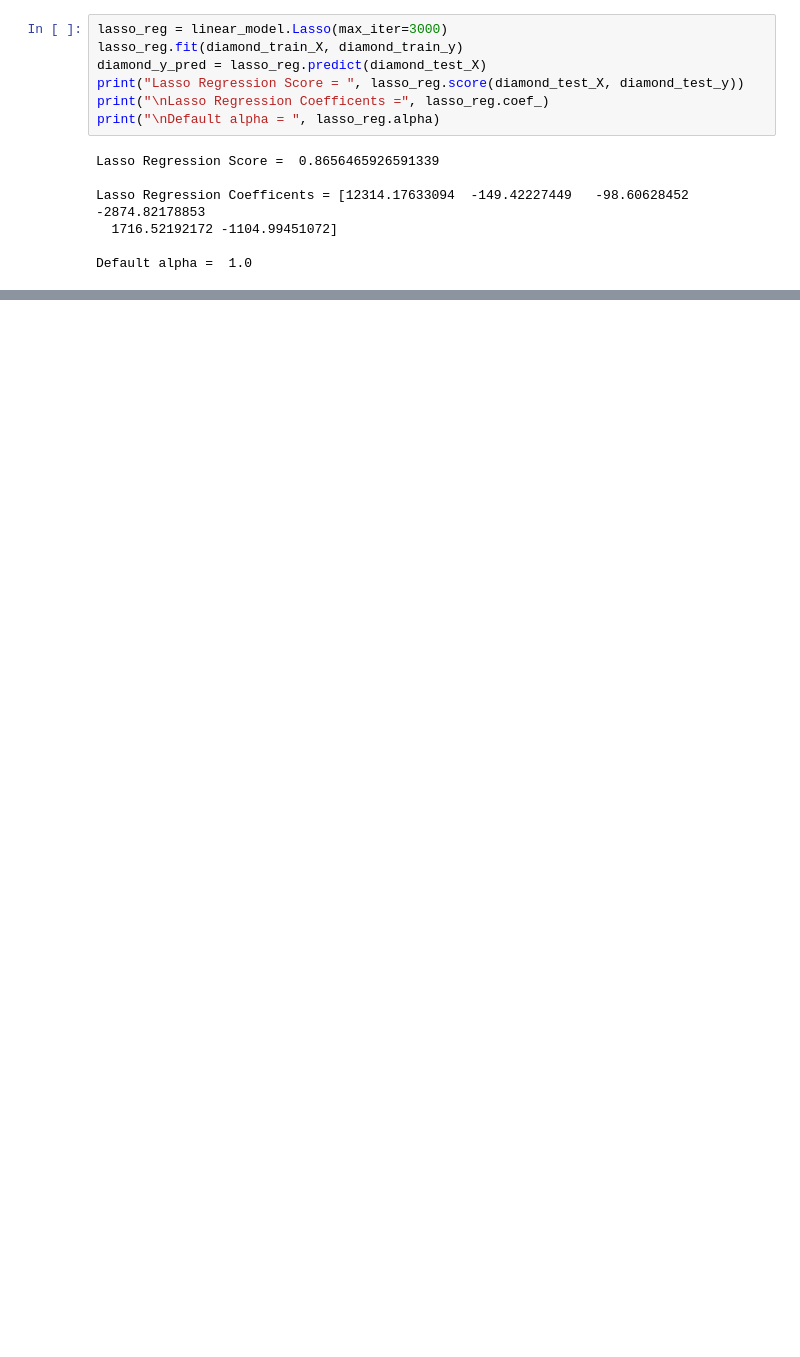
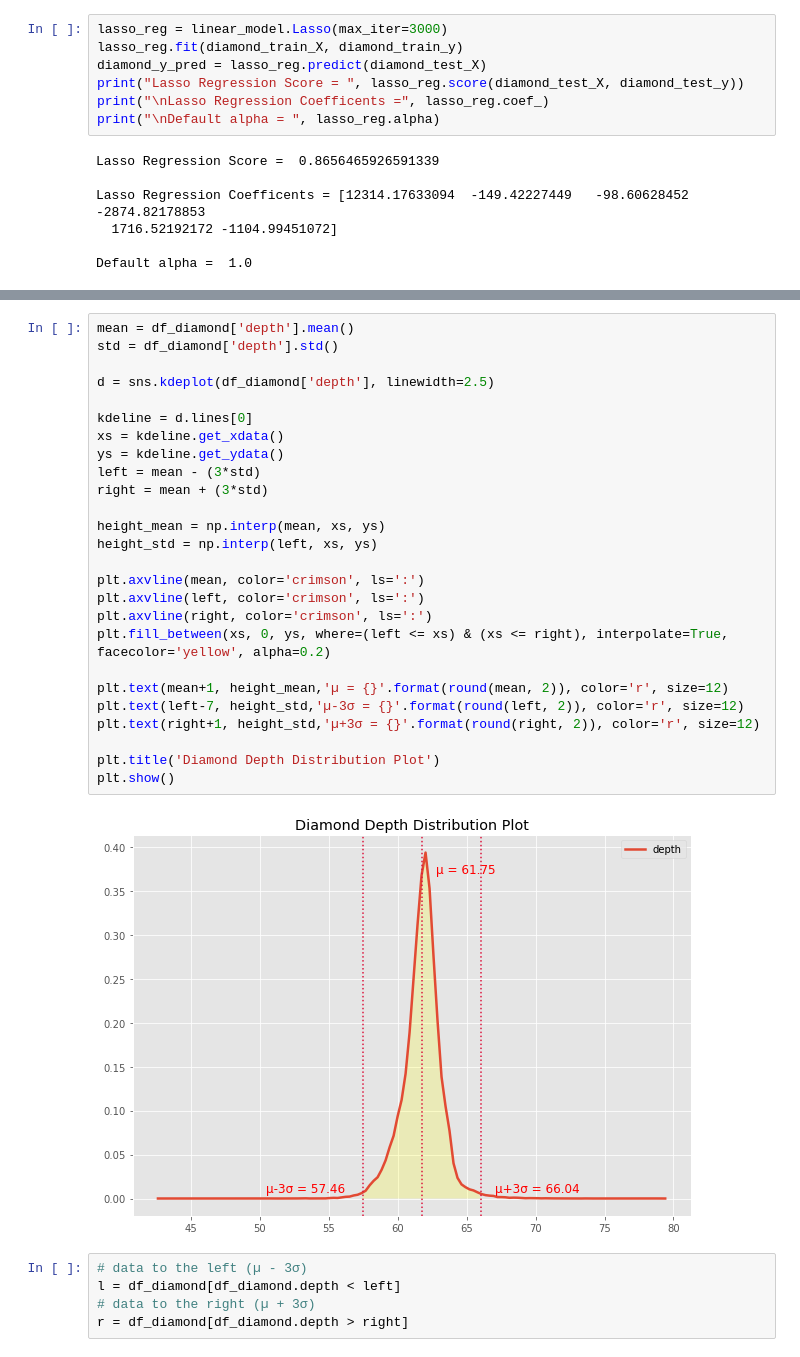
Before and after one commit to PaulSweeney89/ML-S_2021, a Jupyter notebook: scikit-learn.ipynb, the cells around one changed output, grey strips where cells are left out. Cells and saved outputs as stored; diff of their text form; blank space fills up the shorter version.

```diff
--- a/scikit-learn.ipynb
+++ b/scikit-learn.ipynb
@@ -948,0 +924,33 @@ https://jonathonbechtel.com/blog/2018/02/06/wines/
+# %%
+mean = df_diamond['depth'].mean()
+std = df_diamond['depth'].std()
+
+d = sns.kdeplot(df_diamond['depth'], linewidth=2.5)
+
+kdeline = d.lines[0]
+xs = kdeline.get_xdata()
+ys = kdeline.get_ydata()
+left = mean - (3*std)
+right = mean + (3*std)
+
+height_mean = np.interp(mean, xs, ys)
+height_std = np.interp(left, xs, ys)
+
+plt.axvline(mean, color='crimson', ls=':')
+plt.axvline(left, color='crimson', ls=':')
+plt.axvline(right, color='crimson', ls=':')
+plt.fill_between(xs, 0, ys, where=(left <= xs) & (xs <= right), interpolate=True, facecolor='yellow', alpha=0.2)
+
+plt.text(mean+1, height_mean,'µ = {}'.format(round(mean, 2)), color='r', size=12)
+plt.text(left-7, height_std,'µ-3σ = {}'.format(round(left, 2)), color='r', size=12)
+plt.text(right+1, height_std,'µ+3σ = {}'.format(round(right, 2)), color='r', size=12)
+
+plt.title('Diamond Depth Distribution Plot')
+plt.show()
+# %% [output]
+[figure, added]
+# %%
+# data to the left (µ - 3σ)
+l = df_diamond[df_diamond.depth < left]
+# data to the right (µ + 3σ)
+r = df_diamond[df_diamond.depth > right]
```
Also changed, not shown: parts of 46 cells of this notebook.
